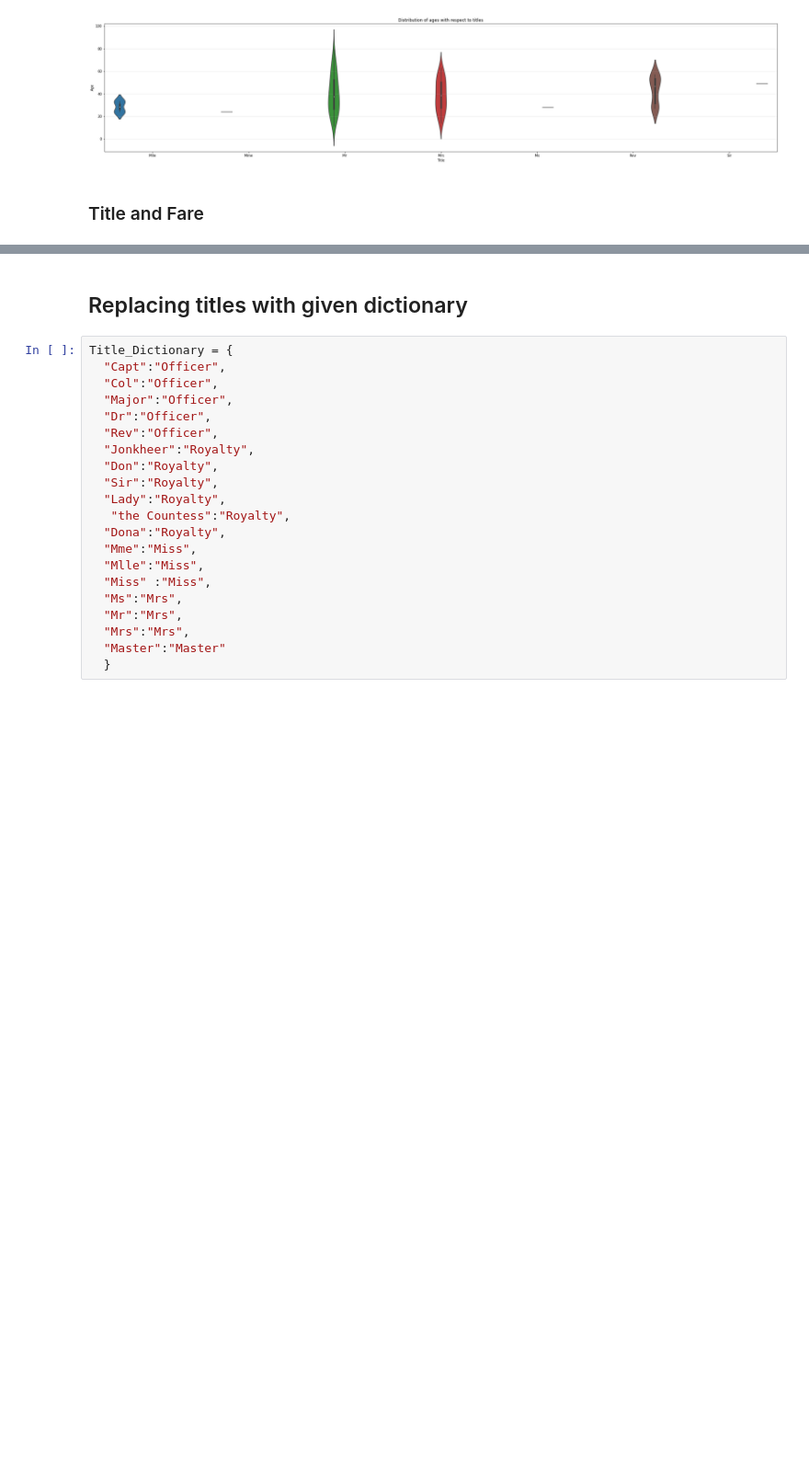
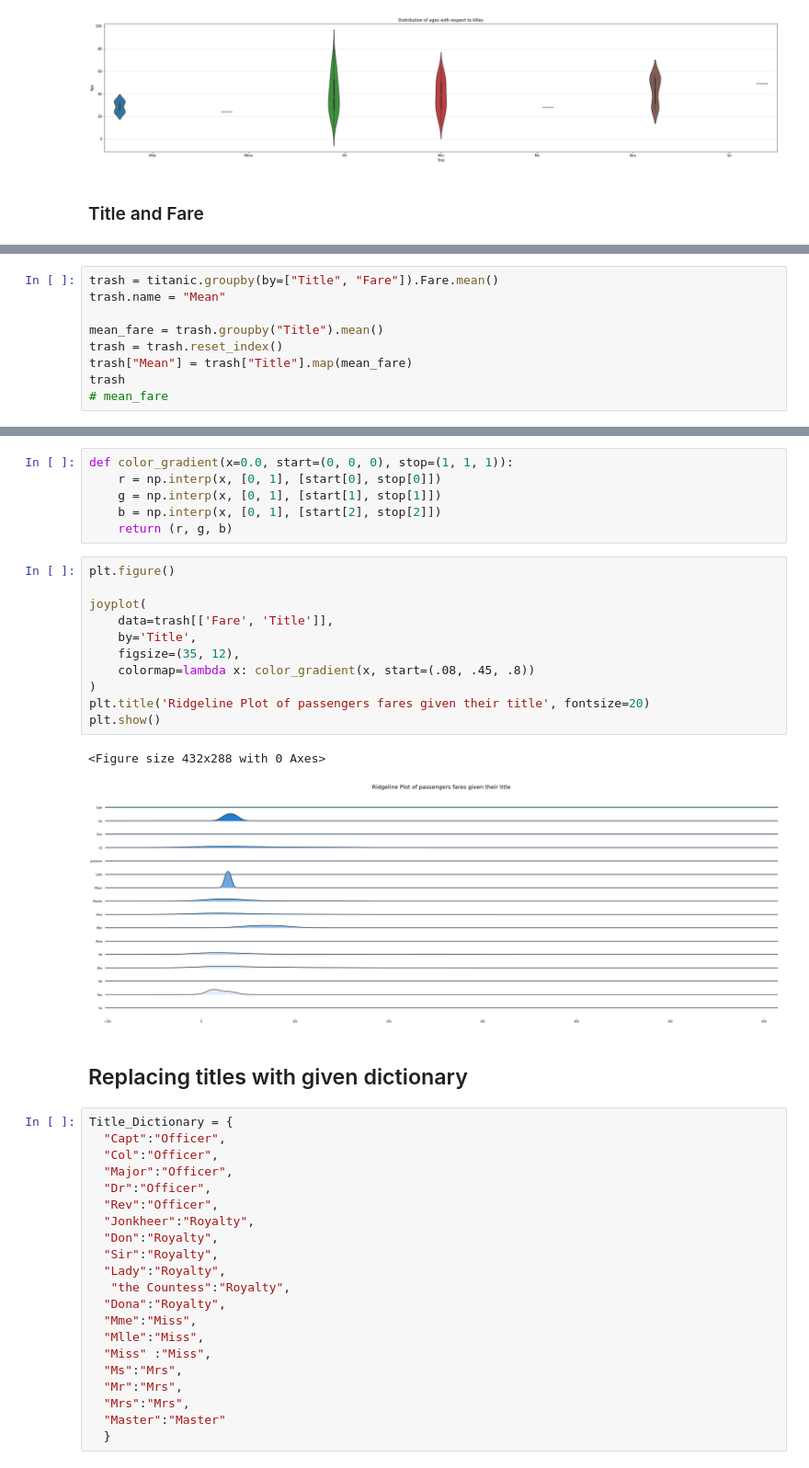
Before and after one commit to beriagraphics/SIC, a Jupyter notebook: Checkpoint_Data_Visualization_[Farouk_BLIDI].ipynb, the cells around one changed output, grey strips where cells are left out. Shown: that part at 92% size. Cells and saved outputs as stored; diff of their text form; blank space fills up the shorter version.

```diff
--- a/Checkpoint_Data_Visualization_[Farouk_BLIDI].ipynb
+++ b/Checkpoint_Data_Visualization_[Farouk_BLIDI].ipynb
@@ -532,0 +572,9 @@ plt.show()
+# %%
+trash = titanic.groupby(by=["Title", "Fare"]).Fare.mean()
+trash.name = "Mean"
+
+mean_fare = trash.groupby("Title").mean()
+trash = trash.reset_index()
+trash["Mean"] = trash["Title"].map(mean_fare)
+trash
+# mean_fare
@@ -533,3 +595,23 @@ plt.show()
+# %%
+def color_gradient(x=0.0, start=(0, 0, 0), stop=(1, 1, 1)):
+    r = np.interp(x, [0, 1], [start[0], stop[0]])
+    g = np.interp(x, [0, 1], [start[1], stop[1]])
+    b = np.interp(x, [0, 1], [start[2], stop[2]])
+    return (r, g, b)
+# %%
+plt.figure()
+
+joyplot(
+    data=trash[['Fare', 'Title']],
+    by='Title',
+    figsize=(35, 12),
+    colormap=lambda x: color_gradient(x, start=(.08, .45, .8))
+)
+plt.title('Ridgeline Plot of passengers fares given their title', fontsize=20)
+plt.show()
+# %% [output]
+<Figure size 432x288 with 0 Axes>
+[figure, added]
 # %% [markdown]
 ## Replacing titles with given dictionary
 # %%
```
Also changed, not shown: parts of 9 cells of this notebook.
